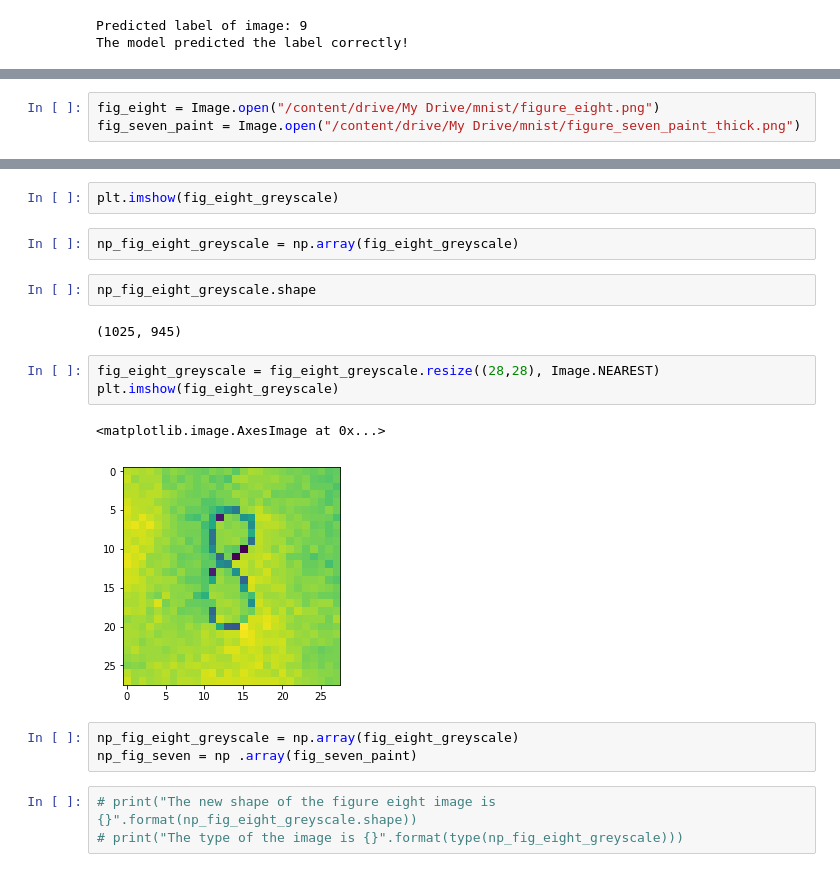
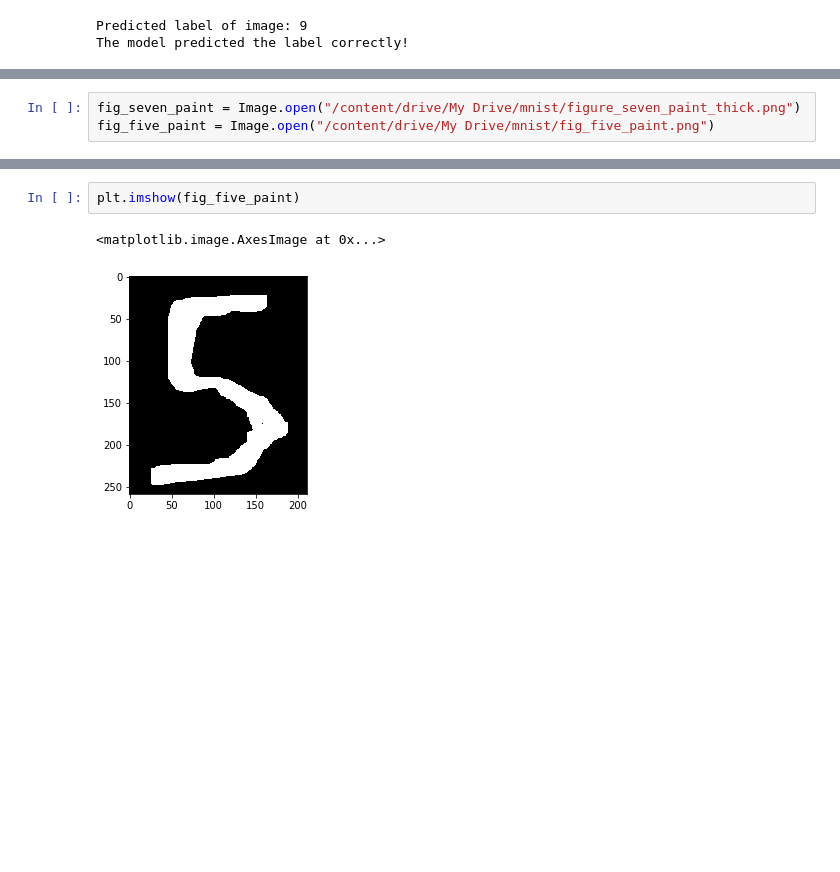
Before and after one commit to baldpanda/mnist, a Jupyter notebook: mnist.ipynb, the cells around one changed output, grey strips where cells are left out. Drawn from its saved outputs; the diff is of its cells as text; blank space fills up the shorter version.

```diff
--- a/mnist.ipynb
+++ b/mnist.ipynb
@@ -243,3 +239,3 @@ Mounted at /content/drive
 # %%
-fig_eight = Image.open("/content/drive/My Drive/mnist/figure_eight.png")
 fig_seven_paint = Image.open("/content/drive/My Drive/mnist/figure_seven_paint_thick.png")
+fig_five_paint = Image.open("/content/drive/My Drive/mnist/fig_five_paint.png")
@@ -253,20 +247,5 @@ plt.imshow(fig_seven_paint)
 # %%
-plt.imshow(fig_eight_greyscale)
+plt.imshow(fig_five_paint)
+# %% [output]
+<matplotlib.image.AxesImage at 0x...>
+[figure, added]
-# %%
-np_fig_eight_greyscale = np.array(fig_eight_greyscale)
-# %%
-np_fig_eight_greyscale.shape
-# %% [output]
-(1025, 945)
-# %%
-fig_eight_greyscale = fig_eight_greyscale.resize((28,28), Image.NEAREST)
-plt.imshow(fig_eight_greyscale)
-# %% [output]
-<matplotlib.image.AxesImage at 0x...>
-[figure, removed]
-# %%
-np_fig_eight_greyscale = np.array(fig_eight_greyscale)
-np_fig_seven = np .array(fig_seven_paint)
-# %%
-# print("The new shape of the figure eight image is {}".format(np_fig_eight_greyscale.shape))
-# print("The type of the image is {}".format(type(np_fig_eight_greyscale)))
```
Also changed, not shown: parts of 14 cells of this notebook.
